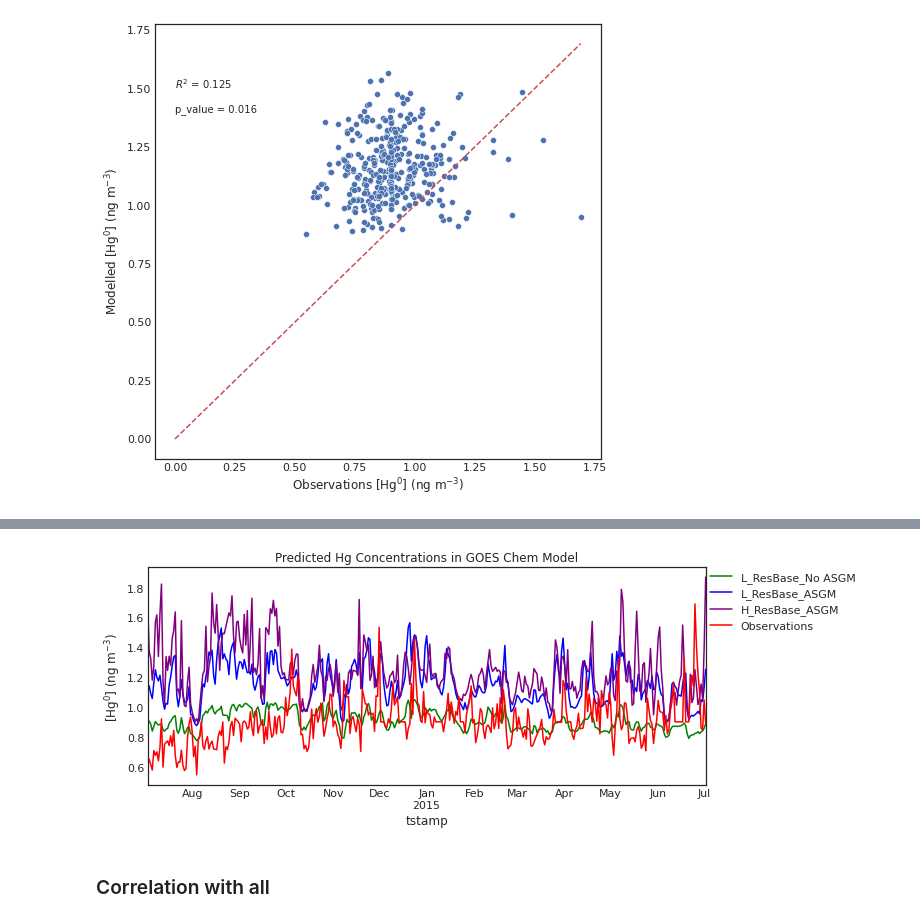
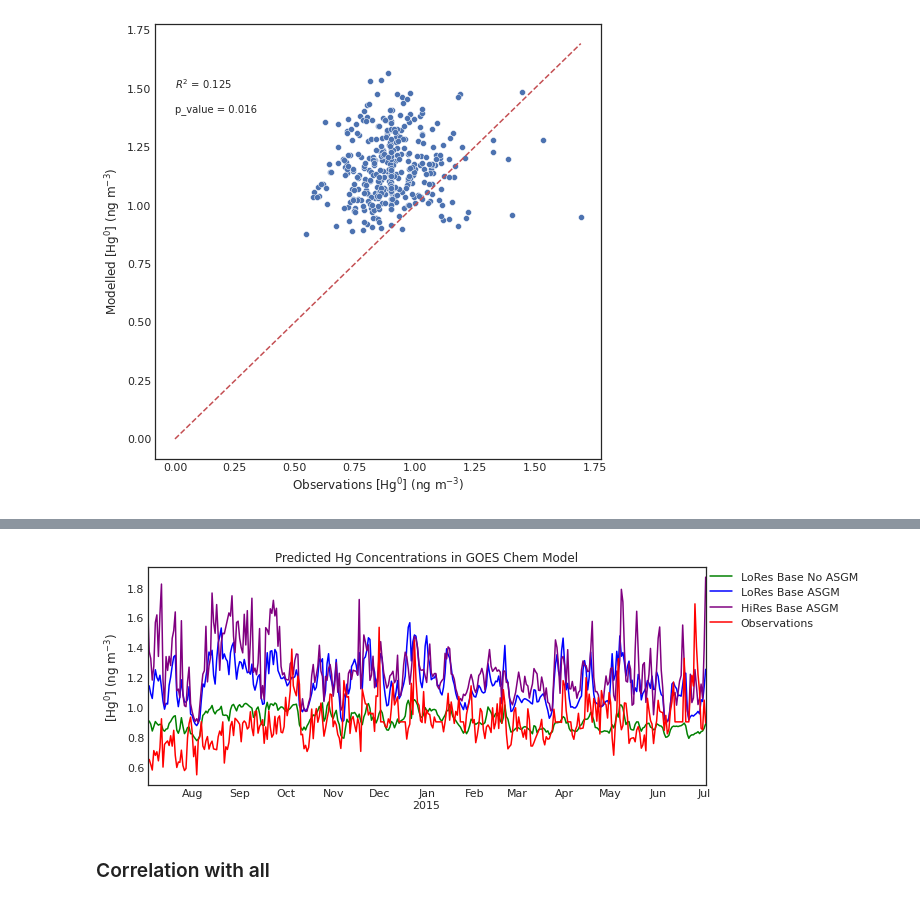
Before and after one commit to Shakes-tzd/MIT_TPP_thesis, a Jupyter notebook: JPnotebooks/Time series plots .ipynb, the cells around one changed output, grey strips where cells are left out. Cells and saved outputs as stored; diff of their text form; code cells hidden in the pictures.

```diff
--- a/JPnotebooks/Time series plots .ipynb
+++ b/JPnotebooks/Time series plots .ipynb
@@ -432,7 +459,7 @@ plt.show()
 # %%
-GC_asgmHiRes=getHiRes()[:'2015-07-02']
+GC_asgmHiRes=getHiRes()[:end_date]
 # %%
-obsNC=obsNC[:'2015-07-02']
-GCno_asgm=GCno_asgm[:'2015-07-02']
-GC_asgm=GC_asgm[:'2015-07-02']
+obsNC=obsNC[:end_date]
+GCno_asgm=GCno_asgm[:end_date]
+GC_asgm=GC_asgm[:end_date]
 # %%
@@ -460,15 +491,17 @@ plt.show()
 # %%
-plt.figure(figsize=(10,4))
+fig=plt.figure(figsize=(10,4))
 plt.title('Predicted Hg Concentrations in GOES Chem Model')
-GCno_asgm.SpeciesConc_Hg0.plot(color = 'green',label = 'L_ResBase_No ASGM')
-GC_asgm.SpeciesConc_Hg0.plot(color = 'blue',label = 'L_ResBase_ASGM')
-GC_asgmHiRes.SpeciesConc_Hg0.plot(color = 'purple',label = 'H_ResBase_ASGM')
+GCno_asgm.SpeciesConc_Hg0.plot(color = 'green',label = 'LoRes Base No ASGM')
+GC_asgm.SpeciesConc_Hg0.plot(color = 'blue',label = 'LoRes Base ASGM')
+GC_asgmHiRes.SpeciesConc_Hg0.plot(color = 'purple',label = 'HiRes Base ASGM')
 obsNC.value.plot(color = 'red',label = 'Observations')
 plt.legend(bbox_to_anchor=(1, 1), loc='upper left', borderaxespad=0)
 plt.ylabel('[Hg$^0$] (ng m$^{-3}$)')
+plt.xlabel('')
 plt.show()
+fig.savefig('MCMC_Refactored_Notebooks/MIT_TPP_thesis/figures/ModelvsObs/GC_base_allvObs.png')
 # %% [output]
-[figure, old version]
+[figure, new version]
 # %% [markdown]
 ### Correlation with all
 # %%
```
Also changed, not shown: parts of 10 cells of this notebook, 32 other files.
